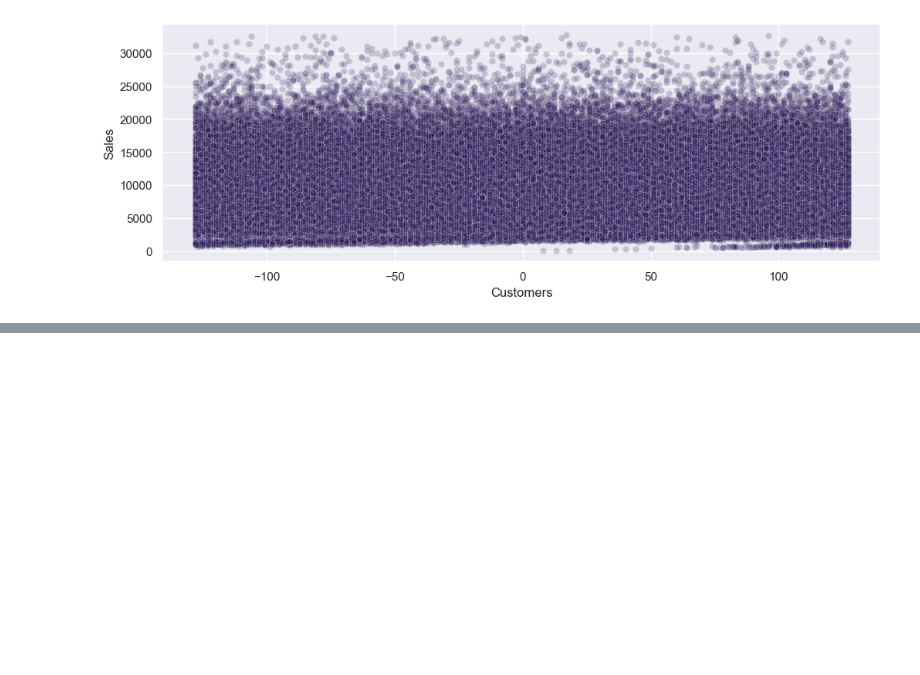
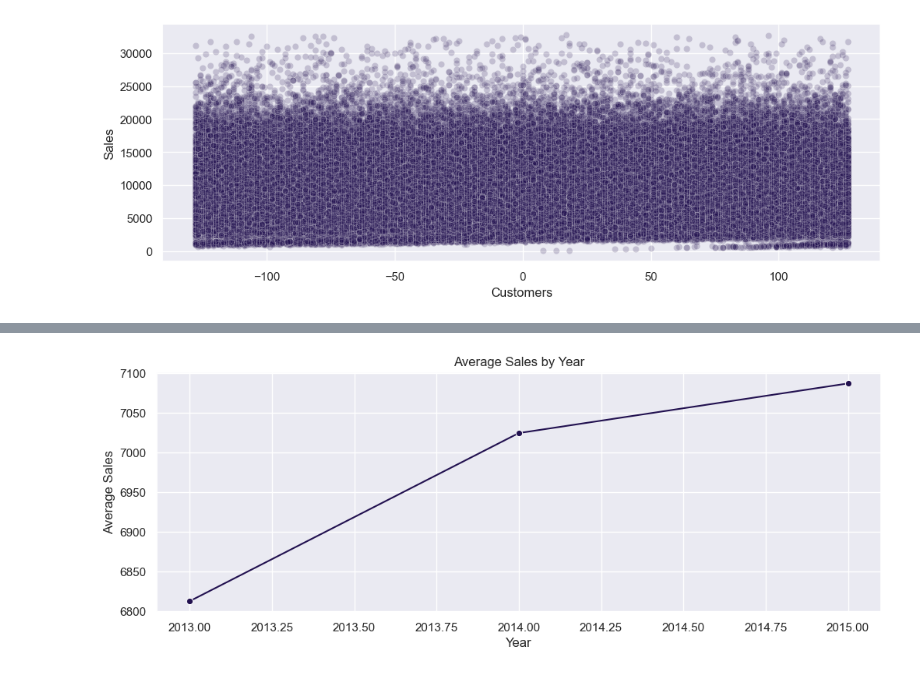
Before and after one commit to Anshu-parmar015/Rossmann-Store-Sales-Data-Analysis, a Jupyter notebook: sales_data.ipynb, the cells around one changed output, grey strips where cells are left out. Cells and saved outputs as stored; diff of their text form; code cells hidden in the pictures; blank space fills up the shorter version.

```diff
--- a/sales_data.ipynb
+++ b/sales_data.ipynb
@@ -433,0 +520,11 @@ plt.show()
+# %%
+#Year-Wise Analysis
+year_sales = df.groupby('Year', as_index=False)['Sales'].mean()
+plt.figure(figsize=(12,4))
+sns.lineplot(data=year_sales,x='Year',y='Sales', marker='o')
+plt.title('Average Sales by Year')
+plt.xlabel('Year')
+plt.ylabel('Average Sales')
+plt.show()
+# %% [output]
+[figure, added]
```
Also changed, not shown: parts of 9 cells of this notebook.
